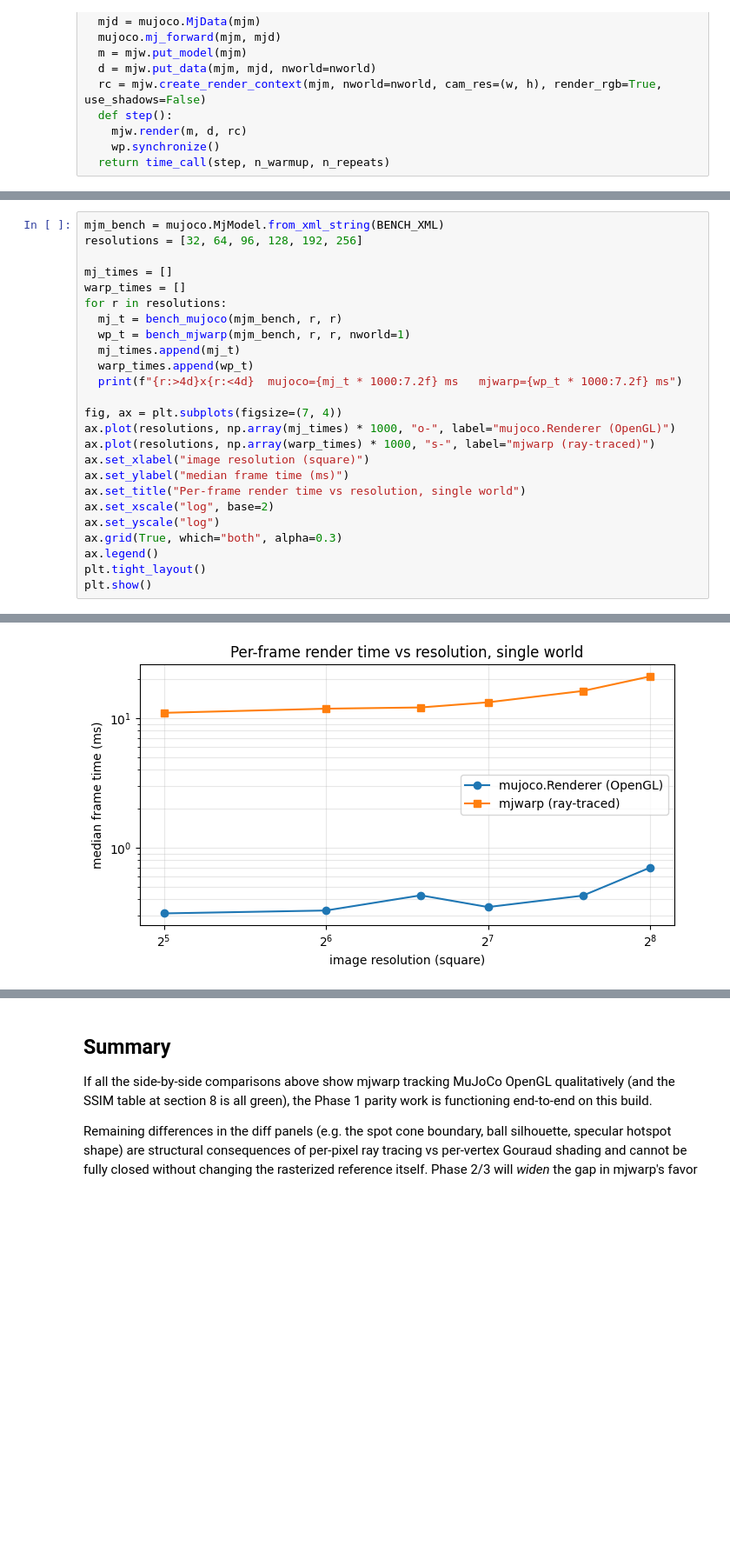
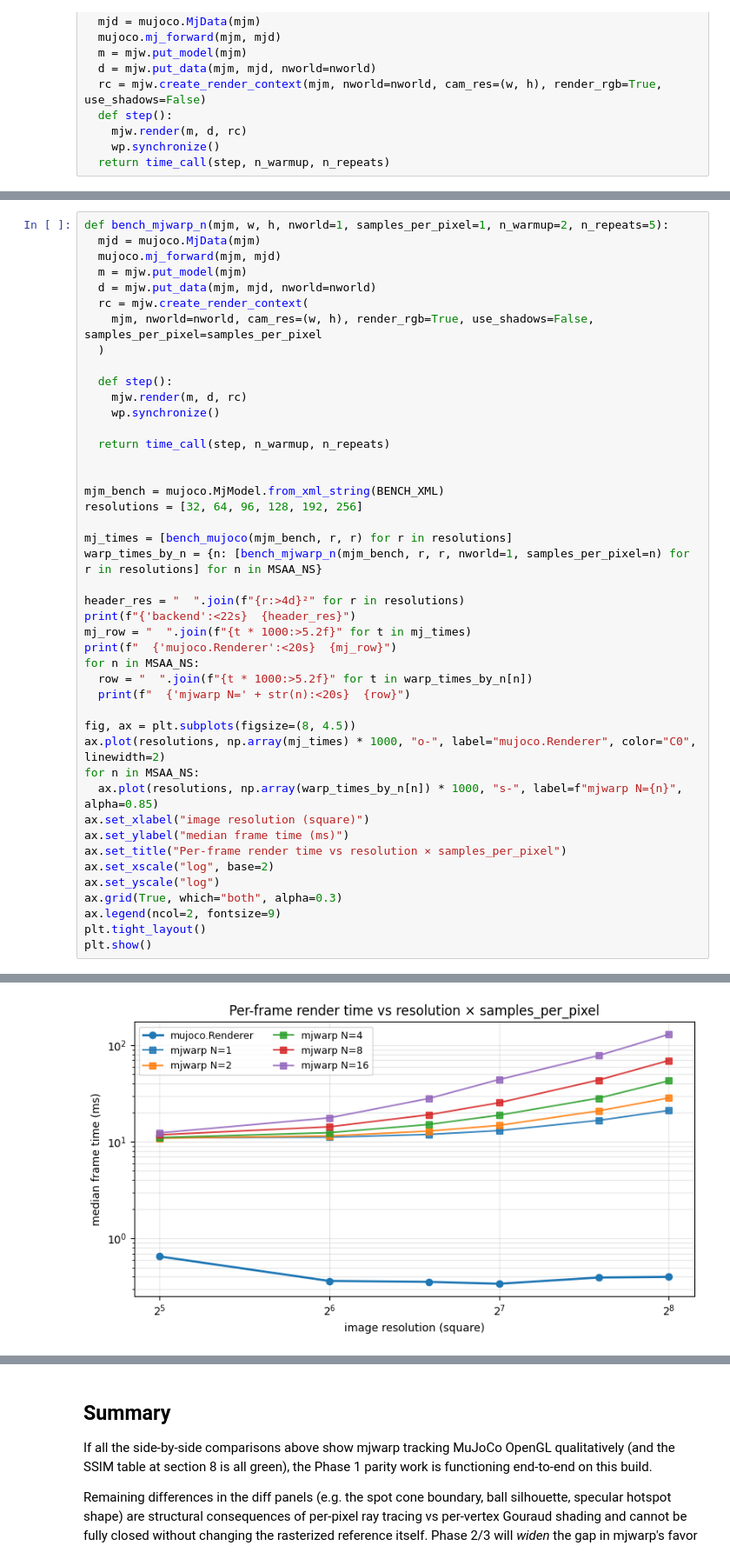
Before and after one commit to mhasek/mujoco_warp, a Jupyter notebook: notebooks/renderer_parity.ipynb, the cells around one changed output, grey strips where cells are left out. Shown at 87% size. Saved outputs shown, nothing was run; the diff lists cells and outputs as text; blank space fills up the shorter version.

```diff
--- a/notebooks/renderer_parity.ipynb
+++ b/notebooks/renderer_parity.ipynb
@@ -696,26 +900,45 @@ growth with pixel count.
 # %%
+def bench_mjwarp_n(mjm, w, h, nworld=1, samples_per_pixel=1, n_warmup=2, n_repeats=5):
+  mjd = mujoco.MjData(mjm)
+  mujoco.mj_forward(mjm, mjd)
+  m = mjw.put_model(mjm)
+  d = mjw.put_data(mjm, mjd, nworld=nworld)
+  rc = mjw.create_render_context(
+    mjm, nworld=nworld, cam_res=(w, h), render_rgb=True, use_shadows=False, samples_per_pixel=samples_per_pixel
+  )
+
+  def step():
+    mjw.render(m, d, rc)
+    wp.synchronize()
+
+  return time_call(step, n_warmup, n_repeats)
+
+
 mjm_bench = mujoco.MjModel.from_xml_string(BENCH_XML)
 resolutions = [32, 64, 96, 128, 192, 256]
 
-mj_times = []
-warp_times = []
-for r in resolutions:
-  mj_t = bench_mujoco(mjm_bench, r, r)
-  wp_t = bench_mjwarp(mjm_bench, r, r, nworld=1)
-  mj_times.append(mj_t)
-  warp_times.append(wp_t)
-  print(f"{r:>4d}x{r:<4d}  mujoco={mj_t * 1000:7.2f} ms   mjwarp={wp_t * 1000:7.2f} ms")
+mj_times = [bench_mujoco(mjm_bench, r, r) for r in resolutions]
+warp_times_by_n = {n: [bench_mjwarp_n(mjm_bench, r, r, nworld=1, samples_per_pixel=n) for r in resolutions] for n in MSAA_NS}
 
-fig, ax = plt.subplots(figsize=(7, 4))
-ax.plot(resolutions, np.array(mj_times) * 1000, "o-", label="mujoco.Renderer (OpenGL)")
-ax.plot(resolutions, np.array(warp_times) * 1000, "s-", label="mjwarp (ray-traced)")
+header_res = "  ".join(f"{r:>4d}²" for r in resolutions)
+print(f"{'backend':<22s}  {header_res}")
+mj_row = "  ".join(f"{t * 1000:>5.2f}" for t in mj_times)
+print(f"  {'mujoco.Renderer':<20s}  {mj_row}")
+for n in MSAA_NS:
+  row = "  ".join(f"{t * 1000:>5.2f}" for t in warp_times_by_n[n])
+  print(f"  {'mjwarp N=' + str(n):<20s}  {row}")
+
+fig, ax = plt.subplots(figsize=(8, 4.5))
+ax.plot(resolutions, np.array(mj_times) * 1000, "o-", label="mujoco.Renderer", color="C0", linewidth=2)
+for n in MSAA_NS:
+  ax.plot(resolutions, np.array(warp_times_by_n[n]) * 1000, "s-", label=f"mjwarp N={n}", alpha=0.85)
 ax.set_xlabel("image resolution (square)")
 ax.set_ylabel("median frame time (ms)")
-ax.set_title("Per-frame render time vs resolution, single world")
+ax.set_title("Per-frame render time vs resolution × samples_per_pixel")
 ax.set_xscale("log", base=2)
 ax.set_yscale("log")
 ax.grid(True, which="both", alpha=0.3)
-ax.legend()
+ax.legend(ncol=2, fontsize=9)
 plt.tight_layout()
 plt.show()
 # %% [output]
@@ -729,2 +957,2 @@ Module render__locals___render_megakernel_a37a2206 32e3ef1 load on device 'cpu'
-[figure, old version]
+[figure, new version]
 # %% [markdown]
```
Also changed, not shown: parts of 25 cells of this notebook.
